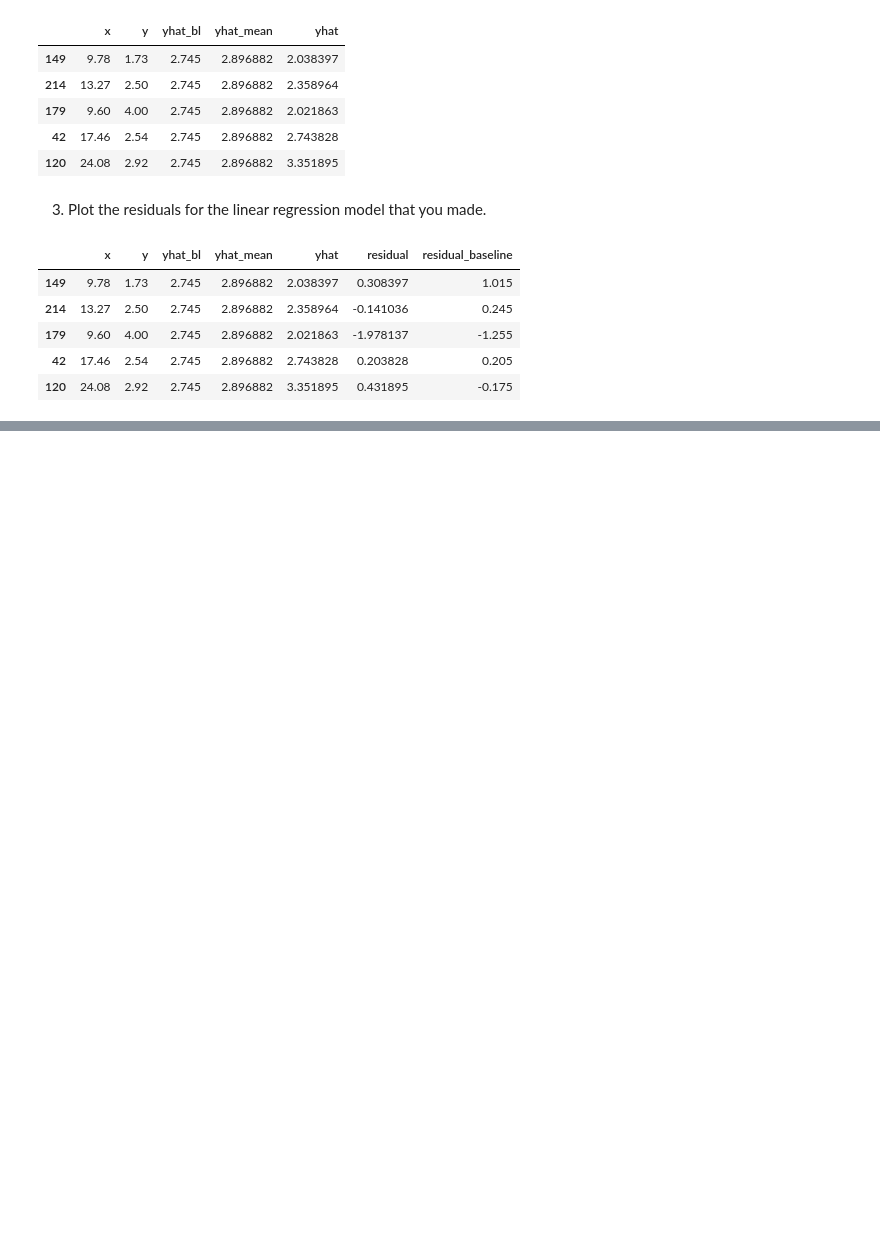
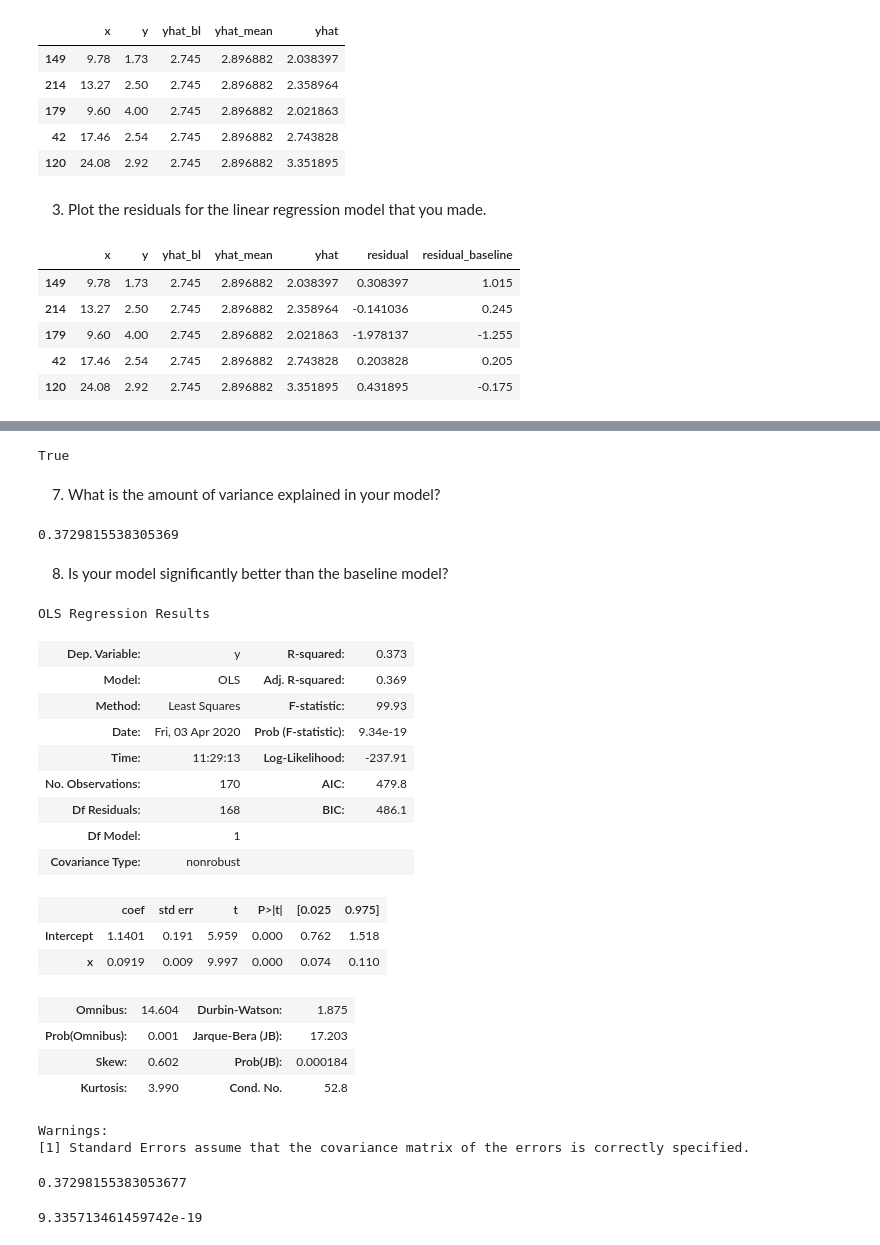
Before and after one commit to yvonneking1/ds-methodologies-exercises, a Jupyter notebook: regression/evaluate.ipynb, the cells around one changed output, grey strips where cells are left out. Cells and saved outputs as stored; diff of their text form; code cells hidden in the pictures; blank space fills up the shorter version.

```diff
--- a/regression/evaluate.ipynb
+++ b/regression/evaluate.ipynb
@@ -138,0 +174,6 @@ TSS=
+# %%
+bl_sse > model_sse
+# %% [output]
+True
+# %% [markdown]
+7. What is the amount of variance explained in your model?
@@ -138,0 +183,36 @@ TSS=
+# %%
+evs
+# %% [output]
+0.3729815538305369
+# %% [markdown]
+8. Is your model significantly better than the baseline model?
+# %%
+ols_model.summary()
+# %% [output]
+OLS Regression Results
+| Dep. Variable: | y | R-squared: | 0.373 |
+| Model: | OLS | Adj. R-squared: | 0.369 |
+| Method: | Least Squares | F-statistic: | 99.93 |
+| Date: | Fri, 03 Apr 2020 | Prob (F-statistic): | 9.34e-19 |
+| Time: | 11:29:13 | Log-Likelihood: | -237.91 |
+| No. Observations: | 170 | AIC: | 479.8 |
+| Df Residuals: | 168 | BIC: | 486.1 |
+| Df Model: | 1 |  |  |
+| Covariance Type: | nonrobust |  |  |
+|  | coef | std err | t | P>|t| | [0.025 | 0.975] |
+| Intercept | 1.1401 | 0.191 | 5.959 | 0.000 | 0.762 | 1.518 |
+| x | 0.0919 | 0.009 | 9.997 | 0.000 | 0.074 | 0.110 |
+| Omnibus: | 14.604 | Durbin-Watson: | 1.875 |
+| Prob(Omnibus): | 0.001 | Jarque-Bera (JB): | 17.203 |
+| Skew: | 0.602 | Prob(JB): | 0.000184 |
+| Kurtosis: | 3.990 | Cond. No. | 52.8 |
+Warnings:
+[1] Standard Errors assume that the covariance matrix of the errors is correctly specified.
+# %%
+ols_model.rsquared
+# %% [output]
+0.37298155383053677
+# %%
+ols_model.f_pvalue
+# %% [output]
+9.335713461459742e-19
```
Also changed, not shown: parts of 25 cells of this notebook.
